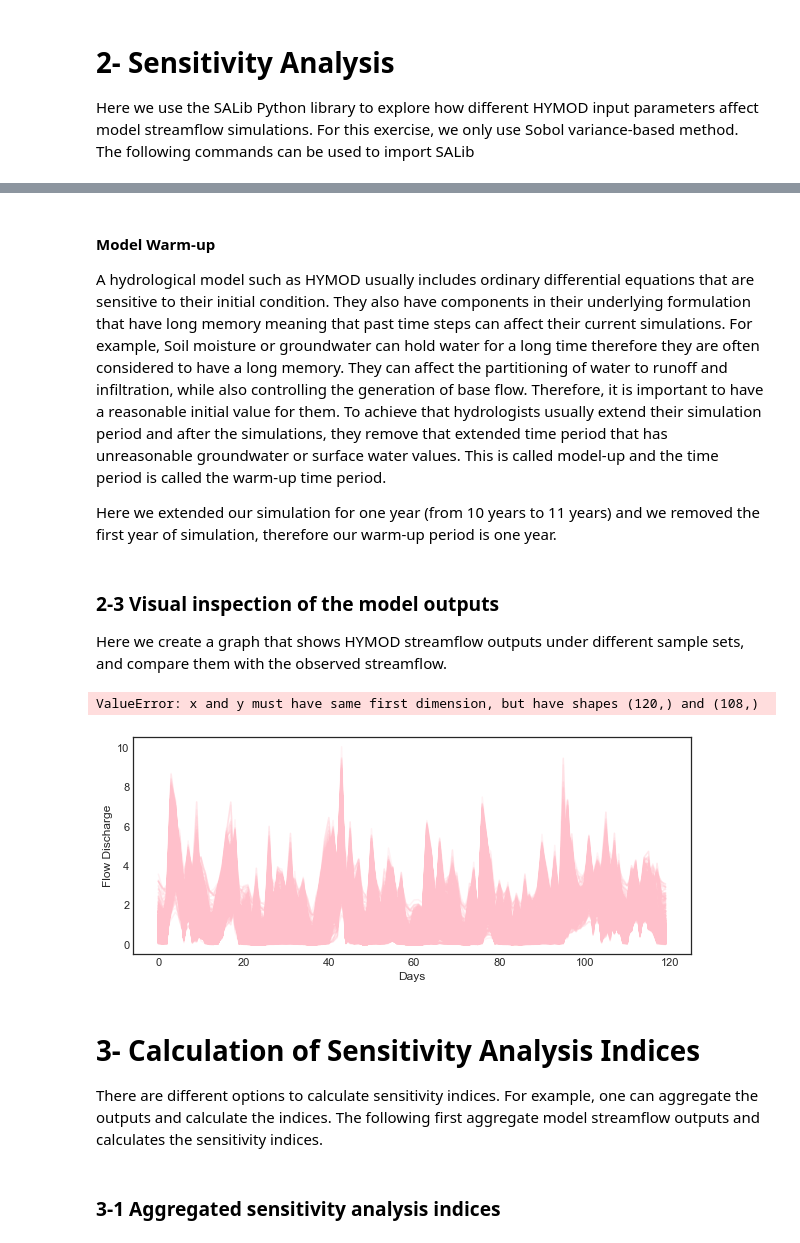
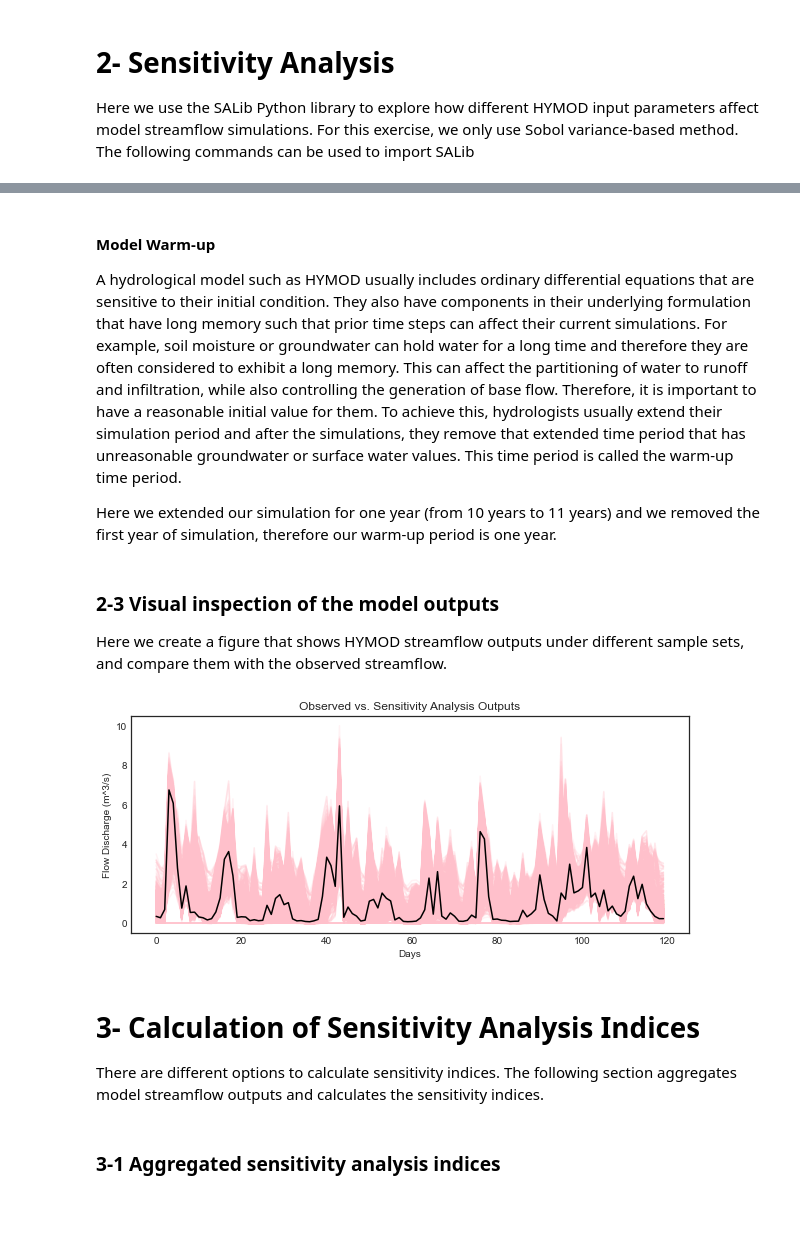
Before and after one commit to IMMM-SFA/msd_uncertainty_ebook, a Jupyter notebook: notebooks/hymod.ipynb, the cells around one changed output, grey strips where cells are left out. Drawn from its saved outputs; the diff is of its cells as text; code cells hidden in the pictures; blank space fills up the shorter version.

Commit message:
working on hymod notebook

```diff
--- a/notebooks/hymod.ipynb
+++ b/notebooks/hymod.ipynb
@@ -73,6 +78,6 @@ from sklearn import metrics
 # %%
-# Here we load the HYMOD input file
+# load the HYMOD input file
 leaf_data = msdbook.load_hymod_input_file()
 
-# Extract the first eleven years of data
-leaf_data = leaf_data.iloc[0:4015]
+# extract the first eleven years of data
+leaf_data = leaf_data.iloc[0:4015].copy()
@@ -239,67 +193,77 @@ for i_ps in range(0, len(param_values_hymod)):
+# %%
+# load previously generated parameter values
+param_values_hymod = msdbook.load_hymod_params()
+
+# load previously generated hymod simulated outputs
+Q_df_bw = msdbook.load_hymod_simulation()
 # %% [markdown]
 #### Model Warm-up
-A hydrological model such as HYMOD usually includes ordinary differential equations that are sensitive to their initial condition. They also have components in their underlying formulation that have long memory meaning that past time steps can affect their current simulations. For example, Soil moisture or groundwater can hold water for a long time therefore they are often considered to have a long memory. They can affect the partitioning of water to runoff and infiltration, while also controlling the generation of base flow. Therefore, it is important to have a reasonable initial value for them. To achieve that hydrologists usually extend their simulation period and after the simulations, they remove that extended time period that has unreasonable groundwater or surface water values. This is called model-up and the time period is called the warm-up time period.
+A hydrological model such as HYMOD usually includes ordinary differential equations that are sensitive to their initial condition. They also have components in their underlying formulation that have long memory such that prior time steps can affect their current simulations. For example, soil moisture or groundwater can hold water for a long time and therefore they are often considered to exhibit a long memory. This can affect the partitioning of water to runoff and infiltration, while also controlling the generation of base flow. Therefore, it is important to have a reasonable initial value for them. To achieve this, hydrologists usually extend their simulation period and after the simulations, they remove that extended time period that has unreasonable groundwater or surface water values. This time period is called the warm-up time period.
 
 Here we extended our simulation for one year (from 10 years to 11 years) and we removed the first year of simulation, therefore our warm-up period is one year.
 # %%
-# Here we exclude the first year of simulation from our dataset
-Q_df = Q_df_bw.iloc[365:4015,1:]
+# exclude the first year of simulation from our dataset
+Q_df = Q_df_bw.iloc[365:4015, 1:].copy()
+
+# reset and drop the index column
 Q_df = Q_df.reset_index(drop=True)
 
-leaf_data = leaf_data.iloc[365:4015,:].reset_index(drop=True)
+leaf_data = leaf_data.iloc[365:4015, :].reset_index(drop=True).copy()
 # %% [markdown]
 ### 2-3 Visual inspection of the model outputs
 
-Here we create a graph that shows HYMOD streamflow outputs under different sample sets, and compare them with the observed streamflow.
+Here we create a figure that shows HYMOD streamflow outputs under different sample sets, and compare them with the observed streamflow.
 # %%
-#------ Mean monthly indices
-
 # Here we add date columns to our simulated data frame
 date_ts=pd.date_range(start='1/1/2000', periods=3650, freq='D')
 Q_df['date'] = date_ts
-Q_df['year']=date_ts.year
-Q_df['month']=date_ts.month
-Q_df['day']=date_ts.day
+Q_df['year'] = date_ts.year
+Q_df['month'] = date_ts.month
+Q_df['day'] = date_ts.day
 
 # Aggregate the simulated observed streamflow to monthly
-m_Q_df=Q_df.groupby(['year', 'month'])
-agg_m_Q_df=m_Q_df.aggregate(np.mean)
+m_Q_df = Q_df.groupby(['year', 'month'])
+agg_m_Q_df = m_Q_df.aggregate(np.mean)
 
 # Here we add date columns to observed dataset
 # We assume that the dataset starts from 1/1/2000
-date_ts=pd.date_range(start='1/1/2000', periods=len(leaf_data), freq='D')
+date_ts = pd.date_range(start='1/1/2000', periods=len(leaf_data), freq='D')
 leaf_data['date'] = date_ts
-leaf_data['year']=date_ts.year
-leaf_data['month']=date_ts.month
-leaf_data['day']=date_ts.day
+leaf_data['year'] = date_ts.year
+leaf_data['month'] = date_ts.month
+leaf_data['day'] = date_ts.day
 
 # Aggregate the daily observed streamflow to monthly
-m_leaf_data=leaf_data.groupby(['year', 'month'])
-agg_m_leaf_data=m_leaf_data.aggregate(np.mean)
+m_leaf_data = leaf_data.groupby(['year', 'month'])
+agg_m_leaf_data = m_leaf_data.aggregate(np.mean)
 
+# set up figure
+fig_2, ax_fig_2 = plt.subplots(figsize=[10, 4])
 
-fig_2, ax_fig_2=plt.subplots(figsize=[10,4])
+# plot observed streamflow
 plt.plot(range(0, len(agg_m_Q_df)), agg_m_Q_df.iloc[:,2],  color="pink", alpha=0.2)
+
+# set labels
 ax_fig_2.set_xlabel('Days')
-ax_fig_2.set_ylabel('Flow Discharge')
-#ax_fig_2.set_facecolor('white')
+ax_fig_2.set_ylabel('Flow Discharge (m^3/s)')
 
-# This for loop prints all simulated streamflow cases under different sample sets
+# this for loop prints all simulated streamflow cases under different sample sets
 for i_ps in range(0, len(param_values_hymod)):
     plt.plot(range(0, len(agg_m_Q_df)), agg_m_Q_df.iloc[:,i_ps],  color="pink", alpha=0.2)
 
-plt.plot(range(0, len(agg_m_Q_df)), agg_m_leaf_data.iloc[0:len(agg_m_Q_df),2],  color="black")
+# plot sa outputs
+plt.plot(range(0, len(agg_m_Q_df)), agg_m_leaf_data.iloc[0:len(agg_m_Q_df),2], color="black")
+
 plt.title('Observed vs. Sensitivity Analysis Outputs')
 
 plt.show()
 # %% [output]
-ValueError: x and y must have same first dimension, but have shapes (120,) and (108,)
-[figure, old version]
+[figure, new version]
 # %% [markdown]
 <a id='sa_metrics'></a>
 # 3- Calculation of Sensitivity Analysis Indices
 
-There are different options to calculate sensitivity indices. For example, one can aggregate the outputs and calculate the indices. The following first aggregate model streamflow outputs and calculates the sensitivity indices.
+There are different options to calculate sensitivity indices. The following section aggregates model streamflow outputs and calculates the sensitivity indices.
 # %% [markdown]
 ### 3-1 Aggregated sensitivity analysis indices
 # %% [markdown]
```
Also changed, not shown: parts of 109 cells of this notebook, 2 other files.
